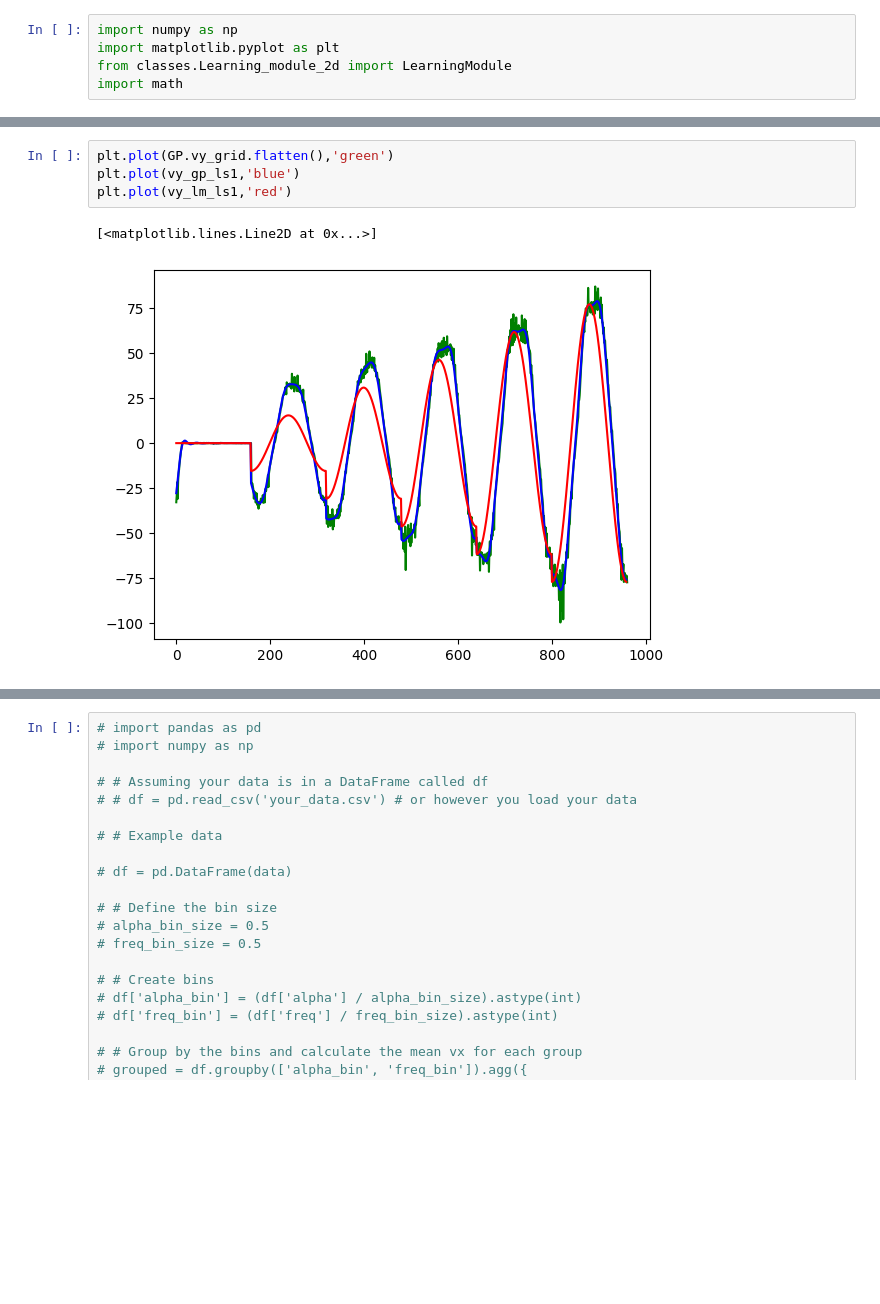
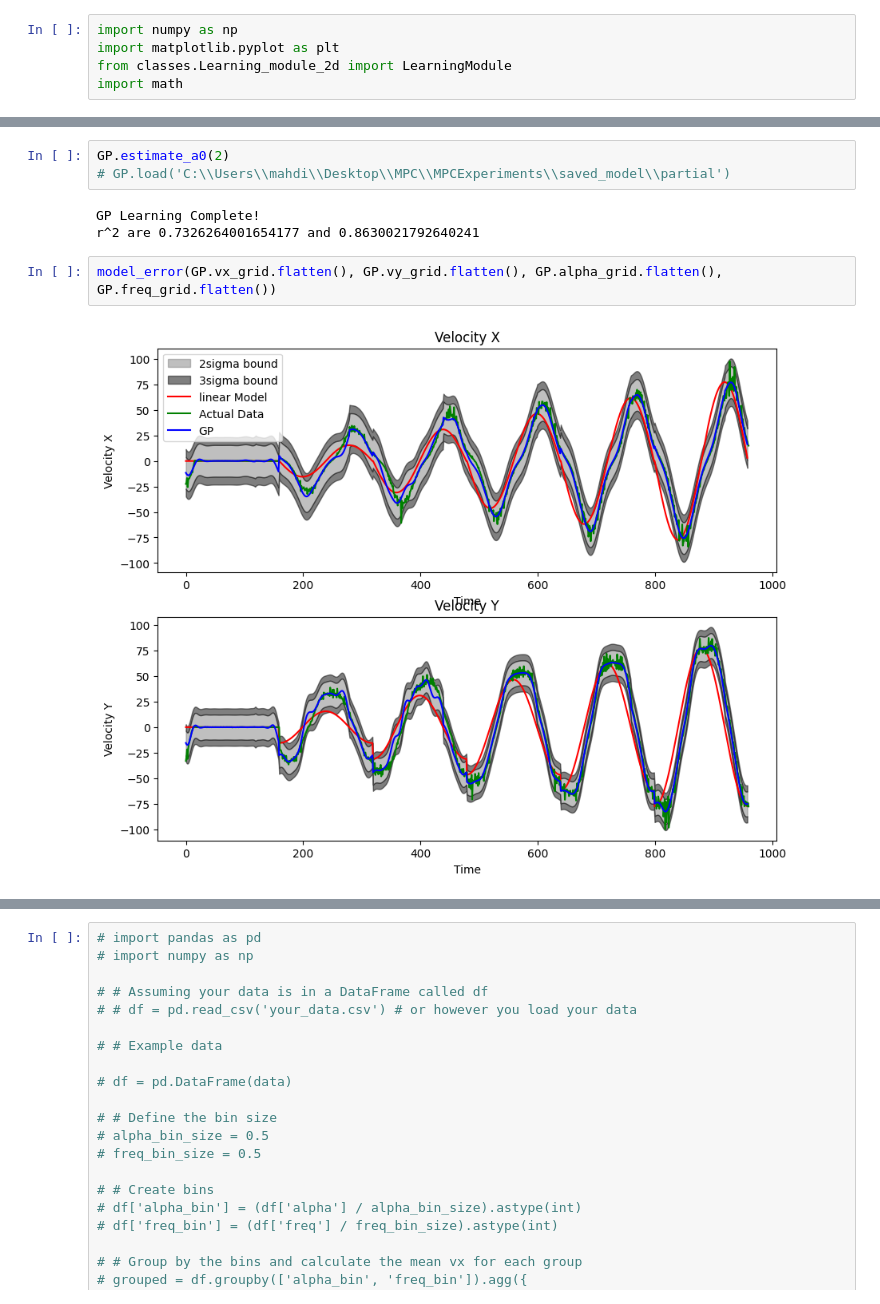
Before and after one commit to MaxSokolich/MPCExperiments, a Jupyter notebook: data_check.ipynb, the cells around one changed output, grey strips where cells are left out. Drawn from its saved outputs; the diff is of its cells as text; blank space fills up the shorter version.

```diff
--- a/data_check.ipynb
+++ b/data_check.ipynb
@@ -89,8 +144,11 @@ plt.plot(vx_lm_ls1,'red')
-# %%
-plt.plot(GP.vy_grid.flatten(),'green')
-plt.plot(vy_gp_ls1,'blue')
-plt.plot(vy_lm_ls1,'red')
-# %% [output]
-[<matplotlib.lines.Line2D at 0x...>]
-[figure, removed]
+# %%
+GP.estimate_a0(2)
+# GP.load('C:\\Users\\mahdi\\Desktop\\MPC\\MPCExperiments\\saved_model\\partial')
+# %% [output]
+GP Learning Complete!
+r^2 are 0.7326264001654177 and 0.8630021792640241
+# %%
+model_error(GP.vx_grid.flatten(), GP.vy_grid.flatten(), GP.alpha_grid.flatten(), GP.freq_grid.flatten())
+# %% [output]
+[figure, added]
 # %%
```
Also changed, not shown: parts of 24 cells of this notebook, 9 other files.
